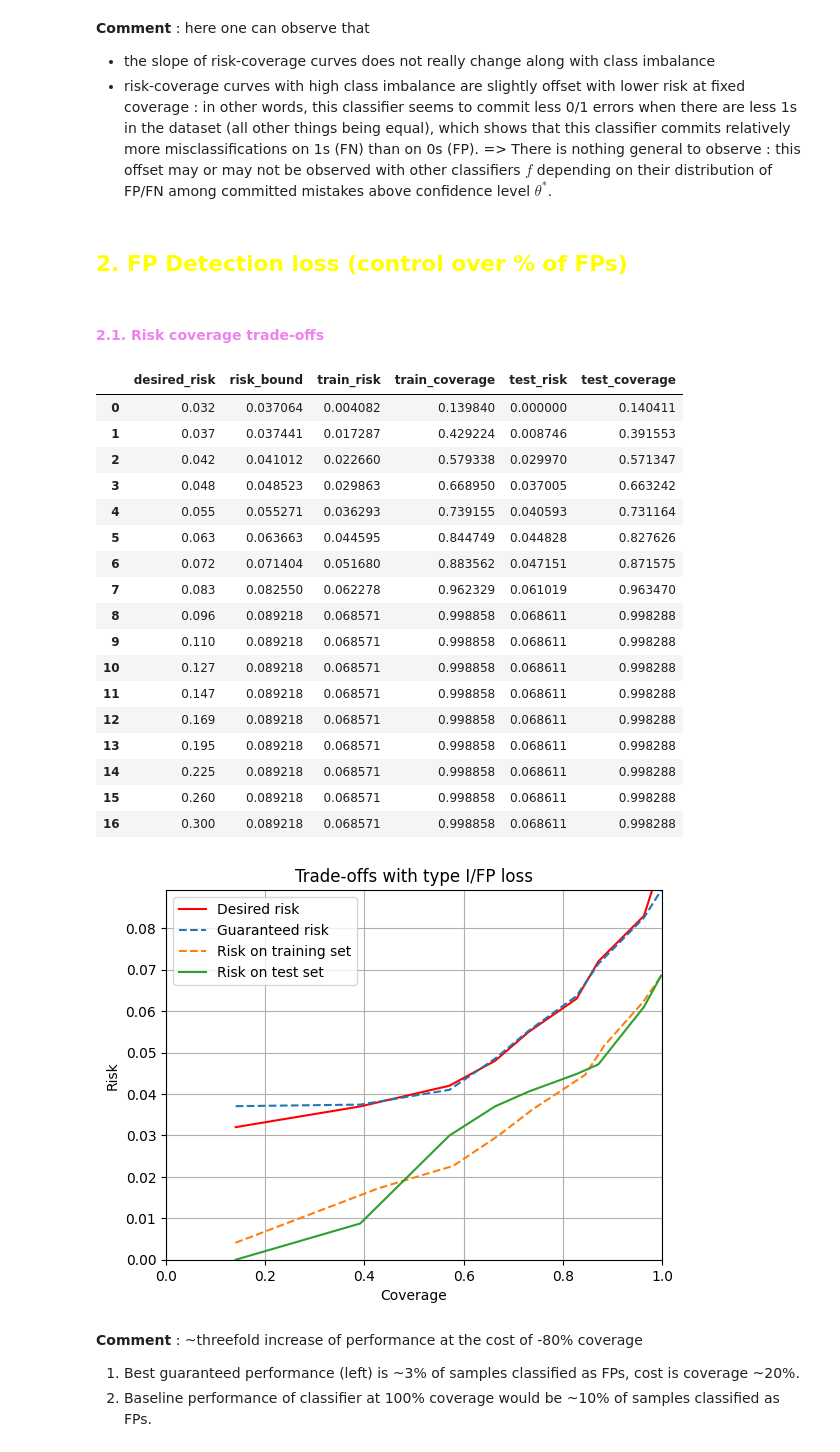
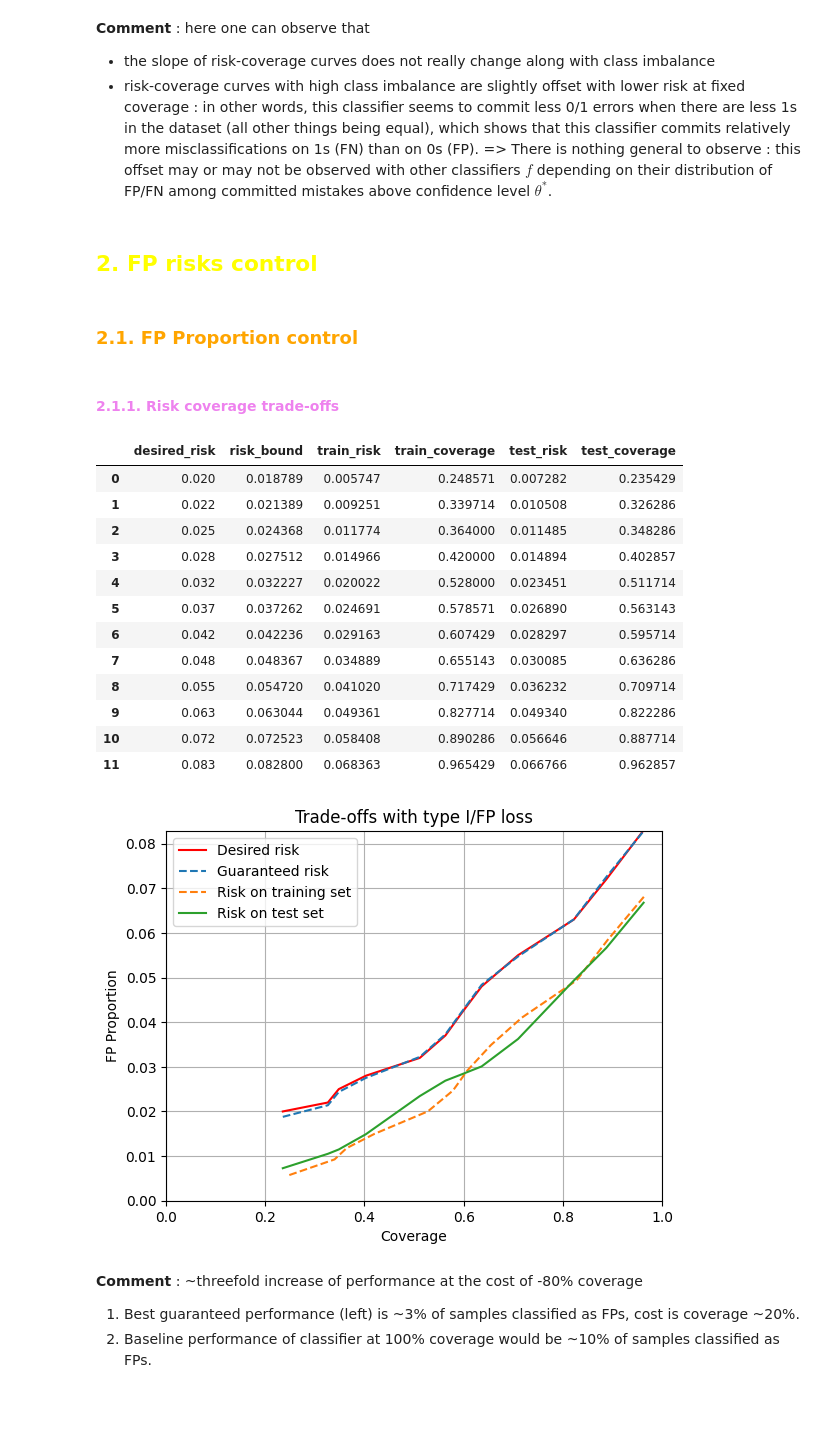
Before and after one commit to EmilienJemelen/selective-classification, a Jupyter notebook: CIFAR2/SGR.ipynb, the cells around one changed output. Cells and saved outputs as stored; diff of their text form; code cells hidden in the pictures; blank space fills up the shorter version.

Commit message:
FPR upper bound first tests (OK)

```diff
--- a/CIFAR2/SGR.ipynb
+++ b/CIFAR2/SGR.ipynb
@@ -112,16 +113,15 @@ for proportion_1 in range(1,51):
                                             proportion_1=proportion_1/100,
                                             sample_size=sample_size)
 
-    train_set = imbalanced_set.iloc[:int(sample_size/2)]
-    train_set = train_set.sort_values('SR', ascending=True).reset_index(drop=True).copy()
-    test_set = imbalanced_set.iloc[int(sample_size/2):]
+    train_set_ = imbalanced_set.iloc[:int(sample_size/2)]
+    train_set_ = train_set_.sort_values('SR', ascending=True).reset_index(drop=True).copy()
+    test_set_ = imbalanced_set.iloc[int(sample_size/2):]
 
-    results = SGR_at_risks(train_set, test_set, k = int(np.log2(train_set.shape[0])),
+    results = SGR_at_risks(train_set_, test_set_, k = int(np.log2(train_set_.shape[0])),
                            delta=delta, desired_risks=desired_risks, union = False)
     results['proportion_1'] = proportion_1/100
     all_propor_dfs = pd.concat([all_propor_dfs, results]).reset_index(drop=True)
 
-
 all_propor_dfs
 # %% [output]
 |  | desired_risk | risk_bound | train_risk | train_coverage | test_risk | test_coverage | proportion_1 |
@@ -191,47 +191,44 @@ __Comment__ : here one can observe that
 * the slope of risk-coverage curves does not really change along with class imbalance
 * risk-coverage curves with high class imbalance are slightly offset with lower risk at fixed coverage : in other words, this classifier seems to commit less 0/1 errors when there are less 1s in the dataset (all other things being equal), which shows that this classifier commits relatively more misclassifications on 1s (FN) than on 0s (FP). => There is nothing general to observe : this offset may or may not be observed with other classifiers $f$ depending on their distribution of FP/FN among committed mistakes above confidence level $\theta^*$.
 # %% [markdown]
-## <font color = 'yellow'> 2. __FP Detection loss__ (control over % of FPs)
+## <font color = 'yellow'> 2. __FP risks control__
+# %% [markdown]
+### <font color = 'orange'> 2.1. __FP Proportion control__
 # %% [markdown]
-#### <font color = 'violet'> 2.1. Risk coverage trade-offs
+#### <font color = 'violet'> 2.1.1. Risk coverage trade-offs
 # %%
 results = SGR_at_risks(train_set, test_set, k = int(np.log2(train_set.shape[0])),
-                       delta=delta, desired_risks=desired_risks, loss = 'FP', union = False)
+                       delta=delta, desired_risks=desired_risks, metric='FP', union=False)
 results
 # %% [output]
 |  | desired_risk | risk_bound | train_risk | train_coverage | test_risk | test_coverage |
-| 0 | 0.032 | 0.037064 | 0.004082 | 0.139840 | 0.000000 | 0.140411 |
-| 1 | 0.037 | 0.037441 | 0.017287 | 0.429224 | 0.008746 | 0.391553 |
-| 2 | 0.042 | 0.041012 | 0.022660 | 0.579338 | 0.029970 | 0.571347 |
-| 3 | 0.048 | 0.048523 | 0.029863 | 0.668950 | 0.037005 | 0.663242 |
-| 4 | 0.055 | 0.055271 | 0.036293 | 0.739155 | 0.040593 | 0.731164 |
-| 5 | 0.063 | 0.063663 | 0.044595 | 0.844749 | 0.044828 | 0.827626 |
-| 6 | 0.072 | 0.071404 | 0.051680 | 0.883562 | 0.047151 | 0.871575 |
-| 7 | 0.083 | 0.082550 | 0.062278 | 0.962329 | 0.061019 | 0.963470 |
-| 8 | 0.096 | 0.089218 | 0.068571 | 0.998858 | 0.068611 | 0.998288 |
-| 9 | 0.110 | 0.089218 | 0.068571 | 0.998858 | 0.068611 | 0.998288 |
-| 10 | 0.127 | 0.089218 | 0.068571 | 0.998858 | 0.068611 | 0.998288 |
-| 11 | 0.147 | 0.089218 | 0.068571 | 0.998858 | 0.068611 | 0.998288 |
-| 12 | 0.169 | 0.089218 | 0.068571 | 0.998858 | 0.068611 | 0.998288 |
-| 13 | 0.195 | 0.089218 | 0.068571 | 0.998858 | 0.068611 | 0.998288 |
-| 14 | 0.225 | 0.089218 | 0.068571 | 0.998858 | 0.068611 | 0.998288 |
-| 15 | 0.260 | 0.089218 | 0.068571 | 0.998858 | 0.068611 | 0.998288 |
-| 16 | 0.300 | 0.089218 | 0.068571 | 0.998858 | 0.068611 | 0.998288 |
+| 0 | 0.020 | 0.018789 | 0.005747 | 0.248571 | 0.007282 | 0.235429 |
+| 1 | 0.022 | 0.021389 | 0.009251 | 0.339714 | 0.010508 | 0.326286 |
+| 2 | 0.025 | 0.024368 | 0.011774 | 0.364000 | 0.011485 | 0.348286 |
+| 3 | 0.028 | 0.027512 | 0.014966 | 0.420000 | 0.014894 | 0.402857 |
+| 4 | 0.032 | 0.032227 | 0.020022 | 0.528000 | 0.023451 | 0.511714 |
+| 5 | 0.037 | 0.037262 | 0.024691 | 0.578571 | 0.026890 | 0.563143 |
+| 6 | 0.042 | 0.042236 | 0.029163 | 0.607429 | 0.028297 | 0.595714 |
+| 7 | 0.048 | 0.048367 | 0.034889 | 0.655143 | 0.030085 | 0.636286 |
+| 8 | 0.055 | 0.054720 | 0.041020 | 0.717429 | 0.036232 | 0.709714 |
+| 9 | 0.063 | 0.063044 | 0.049361 | 0.827714 | 0.049340 | 0.822286 |
+| 10 | 0.072 | 0.072523 | 0.058408 | 0.890286 | 0.056646 | 0.887714 |
+| 11 | 0.083 | 0.082800 | 0.068363 | 0.965429 | 0.066766 | 0.962857 |
 # %%
 plt.plot(results.test_coverage, results.desired_risk, label = 'Desired risk', c='red')
 plt.plot(results.test_coverage, results.risk_bound, label = 'Guaranteed risk',  linestyle='--')
 plt.plot(results.train_coverage, results.train_risk, label = 'Risk on training set',  linestyle='--')
 plt.plot(results.test_coverage, results.test_risk, label = 'Risk on test set')
 plt.xlabel('Coverage')
-plt.ylabel('Risk')
+plt.ylabel('FP Proportion')
 plt.ylim(0,max(results.risk_bound))
 plt.xlim(0,1)
 plt.legend()
 plt.title('Trade-offs with type I/FP loss')
 plt.grid()
 plt.show()
 # %% [output]
-[figure, old version]
+[figure, new version]
 # %% [markdown]
 __Comment__ : ~threefold increase of performance at the cost of -80% coverage
 1) Best guaranteed performance (left) is ~3% of samples classified as FPs, cost is coverage ~20%.
```
Also changed, not shown: parts of 17 cells of this notebook, 2 other files.
